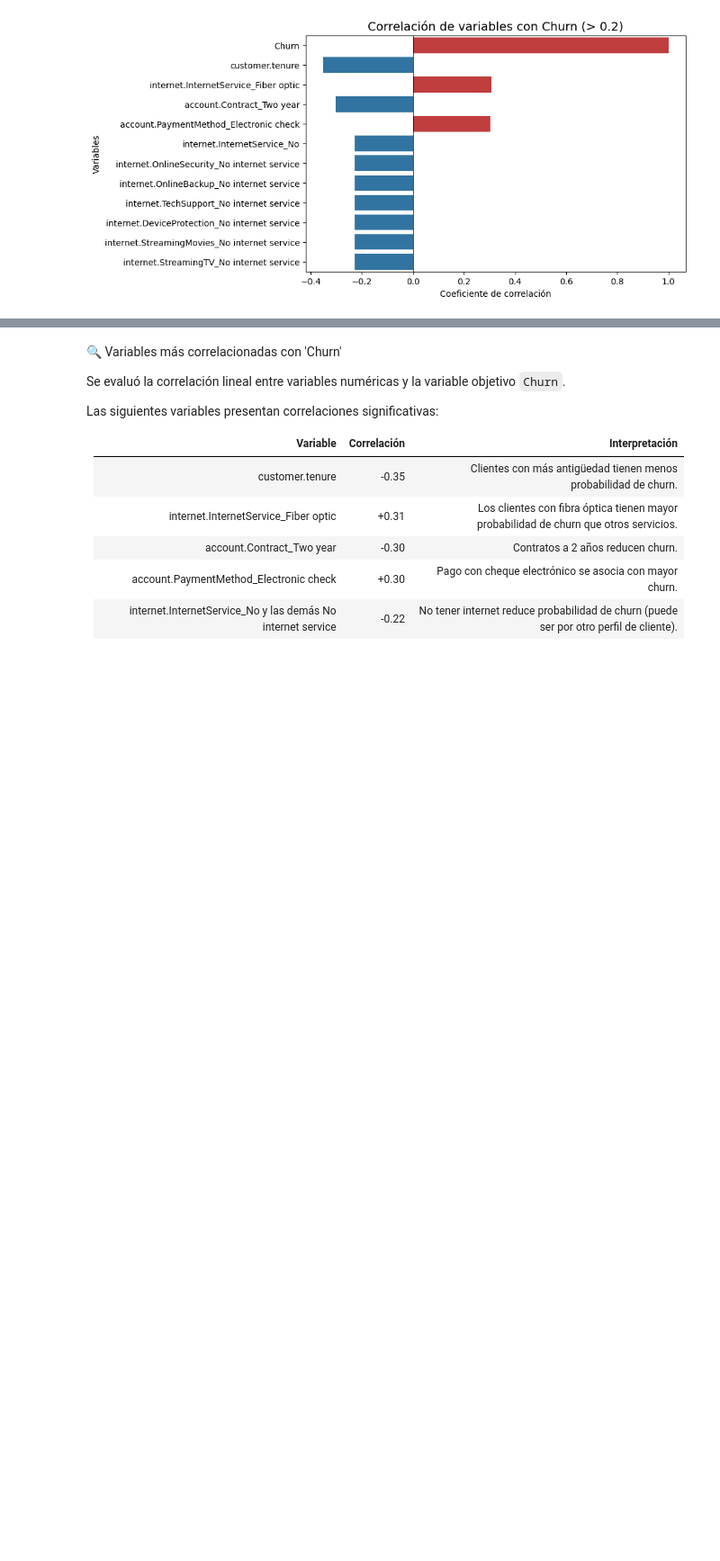
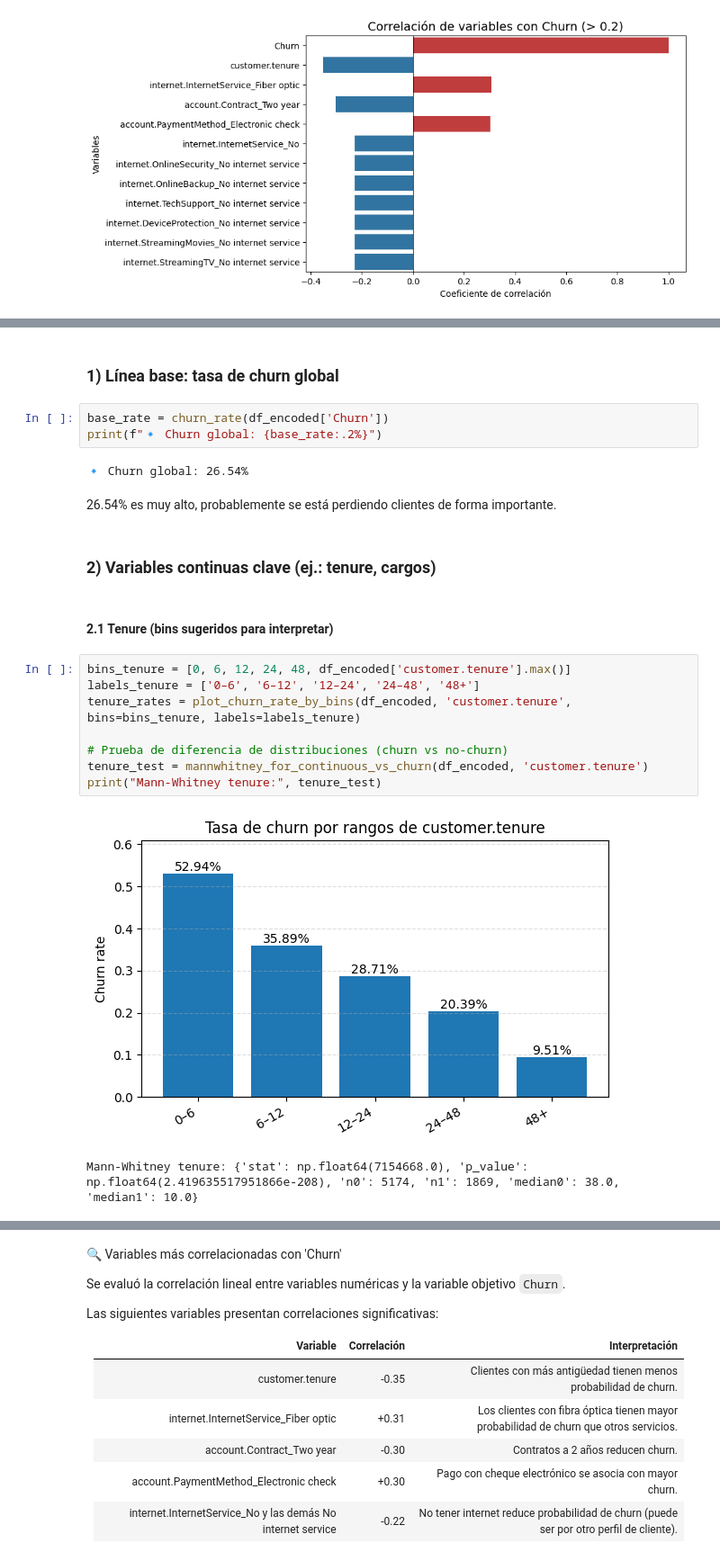
Before and after one commit to Tecindes/ChakkengeONE, a Jupyter notebook: TelecomX_parte2_latam.ipynb, the cells around one changed output, grey strips where cells are left out. Shown at 90% size. Drawn from its saved outputs; the diff is of its cells as text; blank space fills up the shorter version.

```diff
--- a/TelecomX_parte2_latam.ipynb
+++ b/TelecomX_parte2_latam.ipynb
@@ -830,0 +898,24 @@ Passing `palette` without assigning `hue` is deprecated and will be removed in v
+# %% [markdown]
+### 1) Línea base: tasa de churn global
+# %%
+base_rate = churn_rate(df_encoded['Churn'])
+print(f"🔹 Churn global: {base_rate:.2%}")
+# %% [output]
+🔹 Churn global: 26.54%
+# %% [markdown]
+26.54% es muy alto, probablemente se está perdiendo clientes de forma importante.
+# %% [markdown]
+### 2) Variables continuas clave (ej.: tenure, cargos)
+# %% [markdown]
+#### 2.1 Tenure (bins sugeridos para interpretar)
+# %%
+bins_tenure = [0, 6, 12, 24, 48, df_encoded['customer.tenure'].max()]
+labels_tenure = ['0–6', '6–12', '12–24', '24–48', '48+']
+tenure_rates = plot_churn_rate_by_bins(df_encoded, 'customer.tenure', bins=bins_tenure, labels=labels_tenure)
+
+# Prueba de diferencia de distribuciones (churn vs no-churn)
+tenure_test = mannwhitney_for_continuous_vs_churn(df_encoded, 'customer.tenure')
+print("Mann-Whitney tenure:", tenure_test)
+# %% [output]
+[figure, added]
+Mann-Whitney tenure: {'stat': np.float64(7154668.0), 'p_value': np.float64(2.419635517951866e-208), 'n0': 5174, 'n1': 1869, 'median0': 38.0, 'median1': 10.0}
```
Also changed, not shown: parts of 34 cells of this notebook.
